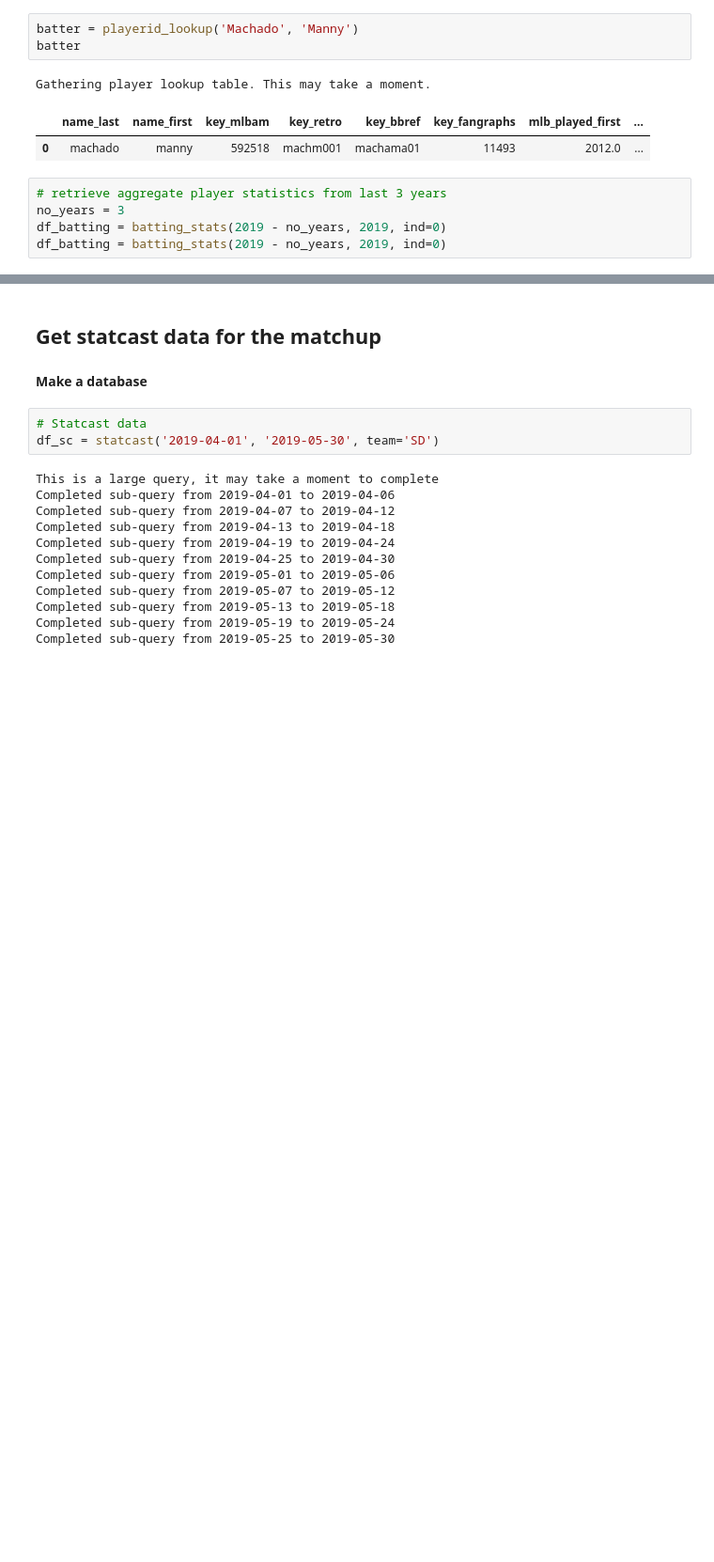
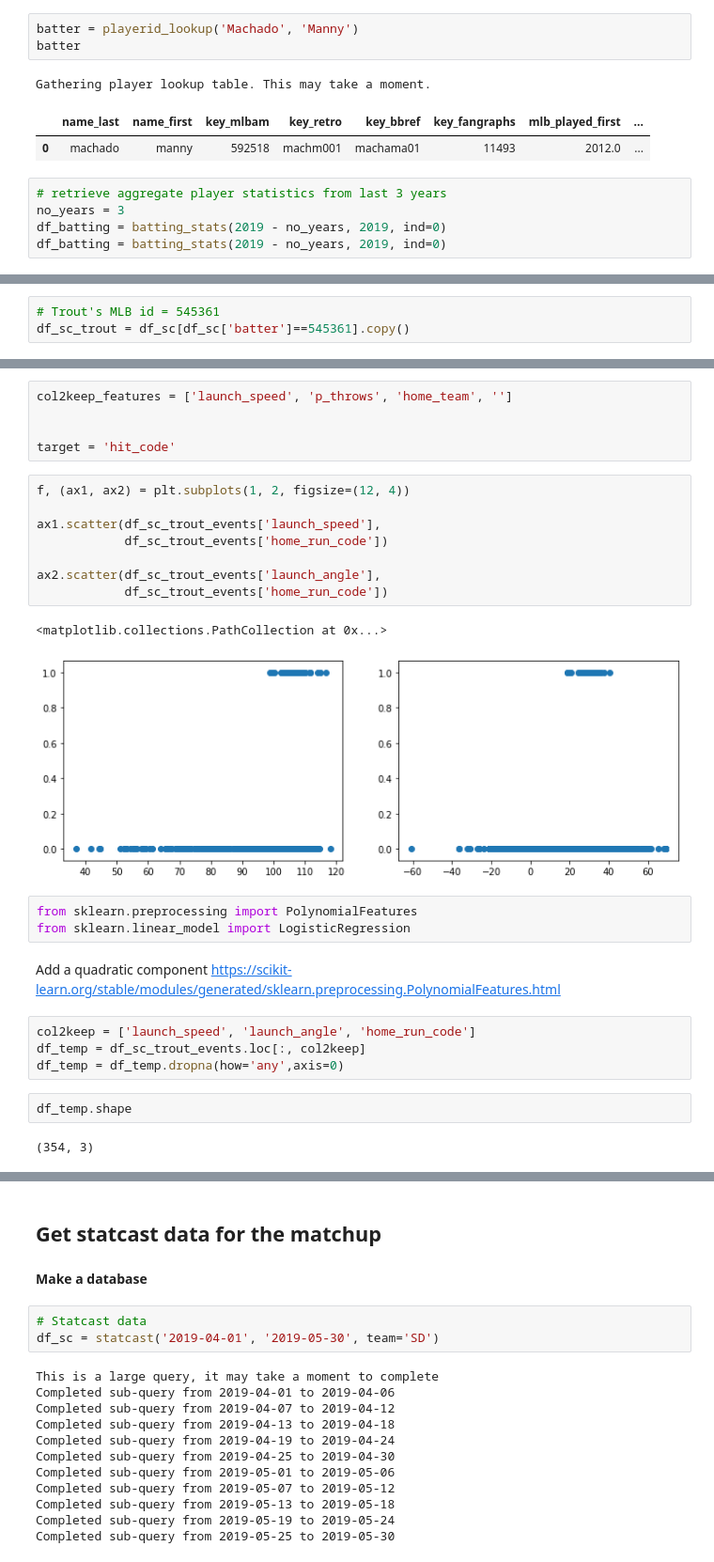
Before and after one commit to benslack19/baseball_player_selector, a Jupyter notebook: daily_fantasy_baseball_player_predictor.ipynb, the cells around one changed output, grey strips where cells are left out. Shown at 94% size. Drawn from its saved outputs; the diff is of its cells as text; blank space fills up the shorter version.

```diff
--- a/daily_fantasy_baseball_player_predictor.ipynb
+++ b/daily_fantasy_baseball_player_predictor.ipynb
@@ -458,0 +865,3 @@ df_batting.head()
+# %%
+# Trout's MLB id = 545361
+df_sc_trout = df_sc[df_sc['batter']==545361].copy()
@@ -458,0 +1101,30 @@ df_batting.head()
+# %%
+col2keep_features = ['launch_speed', 'p_throws', 'home_team', '']
+
+
+target = 'hit_code'
+# %%
+f, (ax1, ax2) = plt.subplots(1, 2, figsize=(12, 4))
+
+ax1.scatter(df_sc_trout_events['launch_speed'],
+            df_sc_trout_events['home_run_code'])
+
+ax2.scatter(df_sc_trout_events['launch_angle'],
+            df_sc_trout_events['home_run_code'])
+# %% [output]
+<matplotlib.collections.PathCollection at 0x...>
+[figure, added]
+# %%
+from sklearn.preprocessing import PolynomialFeatures
+from sklearn.linear_model import LogisticRegression
+# %% [markdown]
+Add a quadratic component
+https://scikit-learn.org/stable/modules/generated/sklearn.preprocessing.PolynomialFeatures.html
+# %%
+col2keep = ['launch_speed', 'launch_angle', 'home_run_code']
+df_temp = df_sc_trout_events.loc[:, col2keep]
+df_temp = df_temp.dropna(how='any',axis=0)
+# %%
+df_temp.shape
+# %% [output]
+(354, 3)
```
Also changed, not shown: parts of 190 cells of this notebook, 8 other files.
